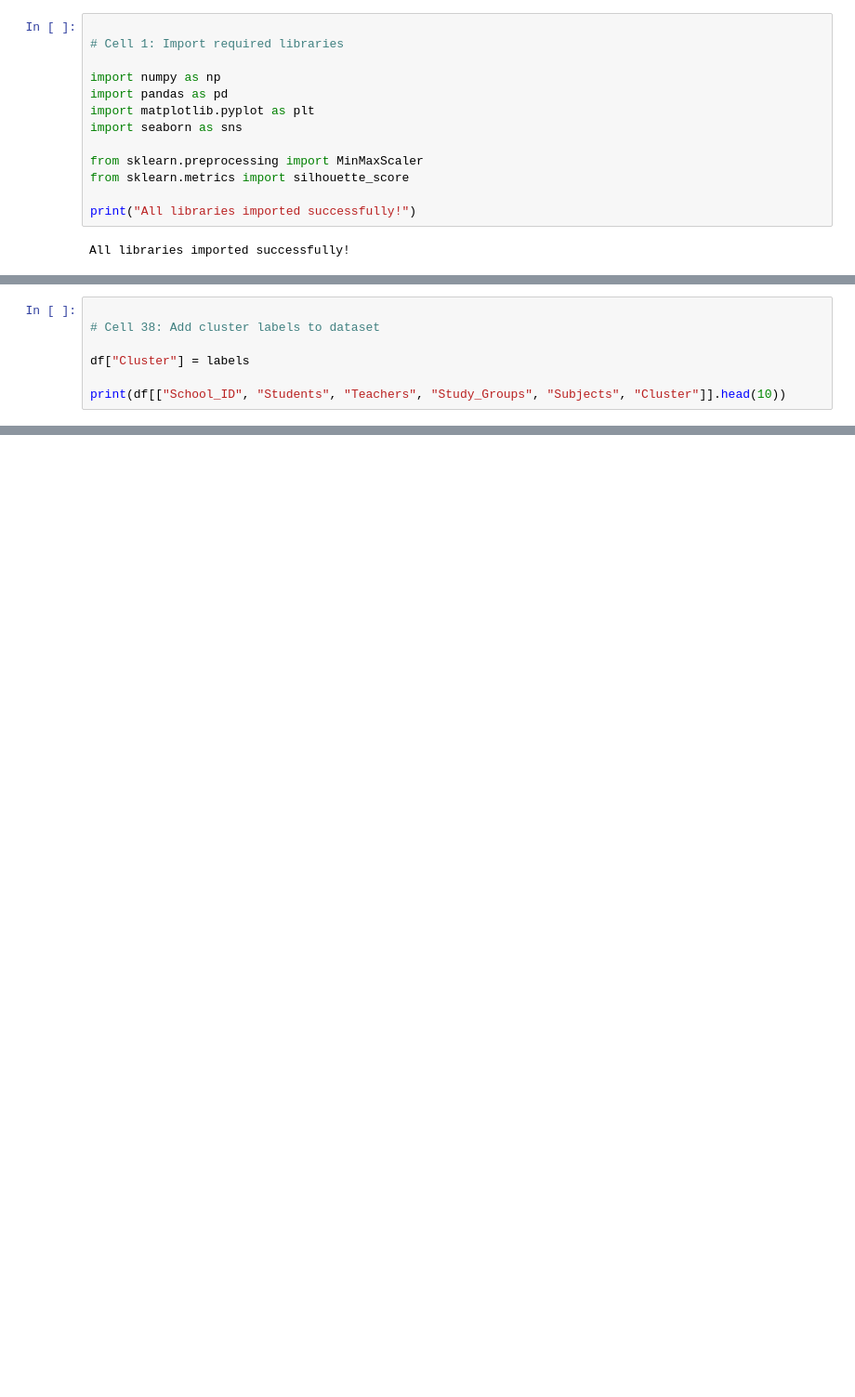
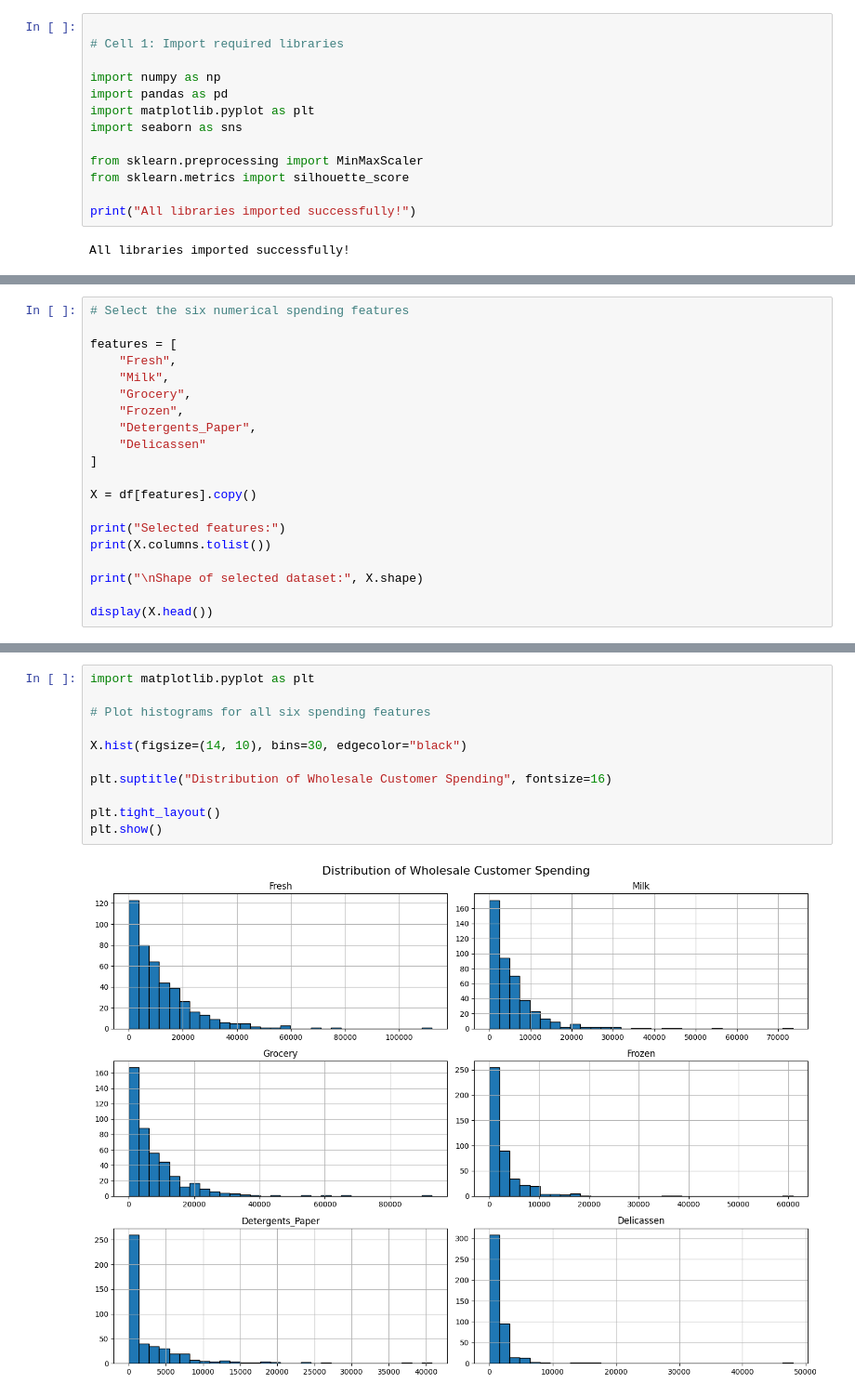
Before and after one commit to Aswini-Dileep/AI-ML-Project, a Jupyter notebook: AI_project.ipynb, the cells around one changed output, grey strips where cells are left out. Shown at 93% size. Saved outputs shown, nothing was run; the diff lists cells and outputs as text; blank space fills up the shorter version.

```diff
--- a/AI_project.ipynb
+++ b/AI_project.ipynb
@@ -1010,7 +92,0 @@ plt.show()
-# %%
-
-# Cell 38: Add cluster labels to dataset
-
-df["Cluster"] = labels
-
-print(df[["School_ID", "Students", "Teachers", "Study_Groups", "Subjects", "Cluster"]].head(10))
@@ -1553,0 +177,20 @@ feature_comparison
+# %%
+# Select the six numerical spending features
+
+features = [
+    "Fresh",
+    "Milk",
+    "Grocery",
+    "Frozen",
+    "Detergents_Paper",
+    "Delicassen"
+]
+
+X = df[features].copy()
+
+print("Selected features:")
+print(X.columns.tolist())
+
+print("\nShape of selected dataset:", X.shape)
+
+display(X.head())
@@ -1553,0 +228,13 @@ feature_comparison
+# %%
+import matplotlib.pyplot as plt
+
+# Plot histograms for all six spending features
+
+X.hist(figsize=(14, 10), bins=30, edgecolor="black")
+
+plt.suptitle("Distribution of Wholesale Customer Spending", fontsize=16)
+
+plt.tight_layout()
+plt.show()
+# %% [output]
+[figure, added]
```
Also changed, not shown: parts of 150 cells of this notebook.
